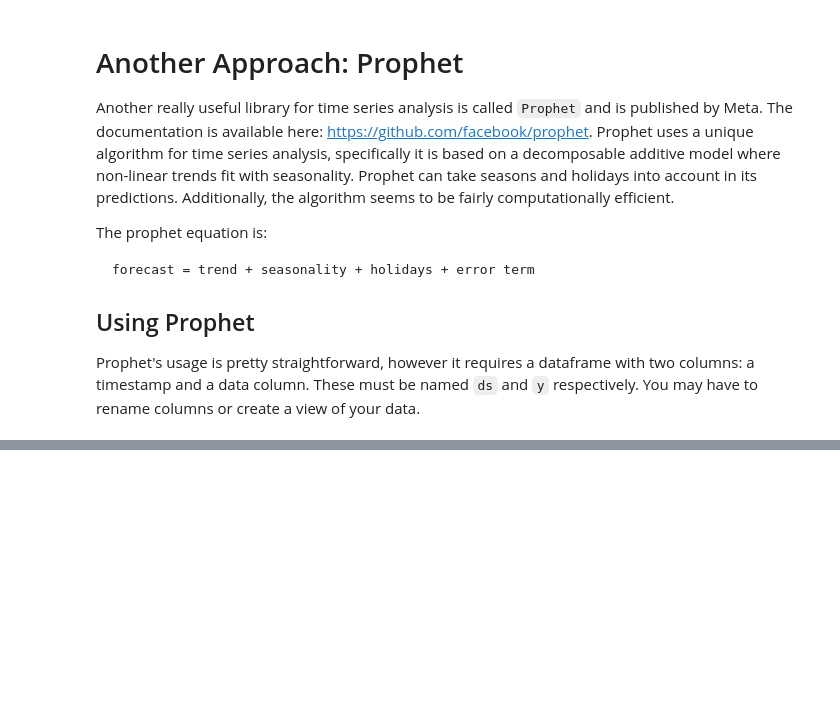
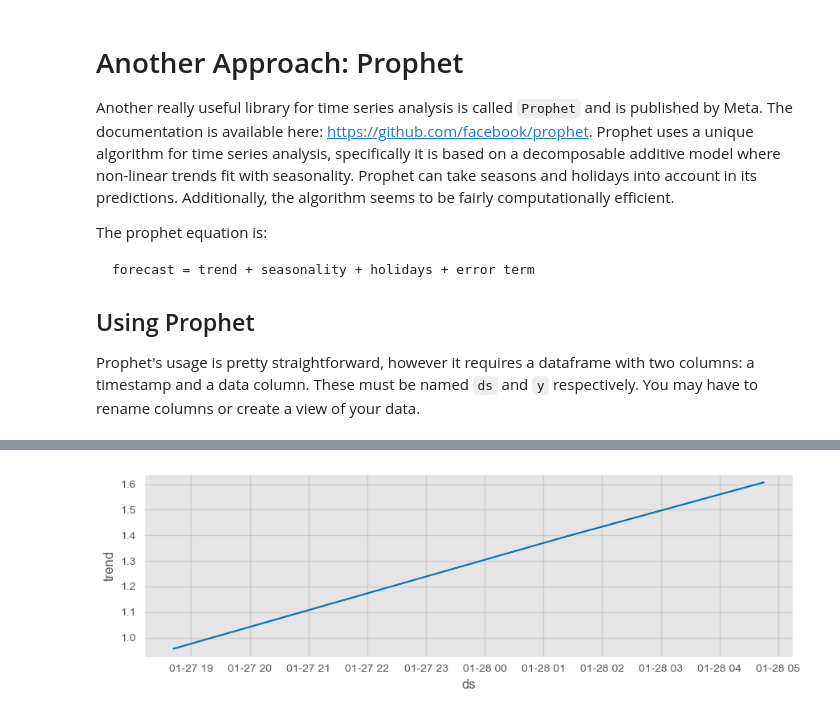
Before and after one commit to gtkcyber/ai_cyber_bootcamp_ccst, a Jupyter notebook: answers/Worksheet 7.0 - Anomaly Detection - Answers.ipynb, the cells around one changed output, grey strips where cells are left out. Cells and saved outputs as stored; diff of their text form; code cells hidden in the pictures; blank space fills up the shorter version.

```diff
--- a/answers/Worksheet 7.0 - Anomaly Detection - Answers.ipynb
+++ b/answers/Worksheet 7.0 - Anomaly Detection - Answers.ipynb
@@ -310,0 +366,4 @@ Prophet's usage is pretty straightforward, however it requires a dataframe with
+# %%
+forecaster.plot_components(forecast);
+# %% [output]
+[figure, added]
```
Also changed, not shown: parts of 14 cells of this notebook, 21 other files.
